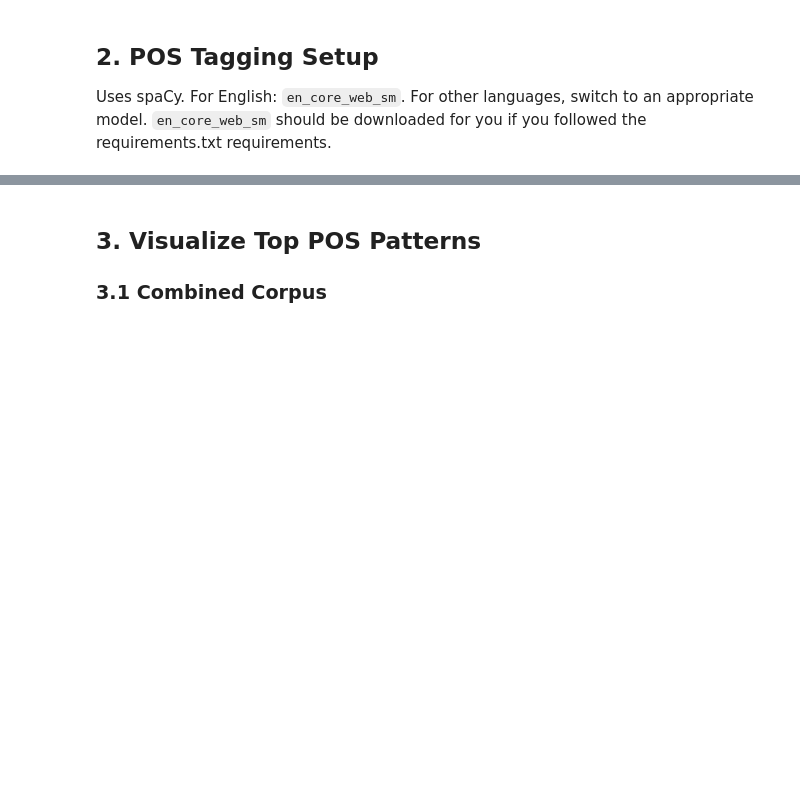
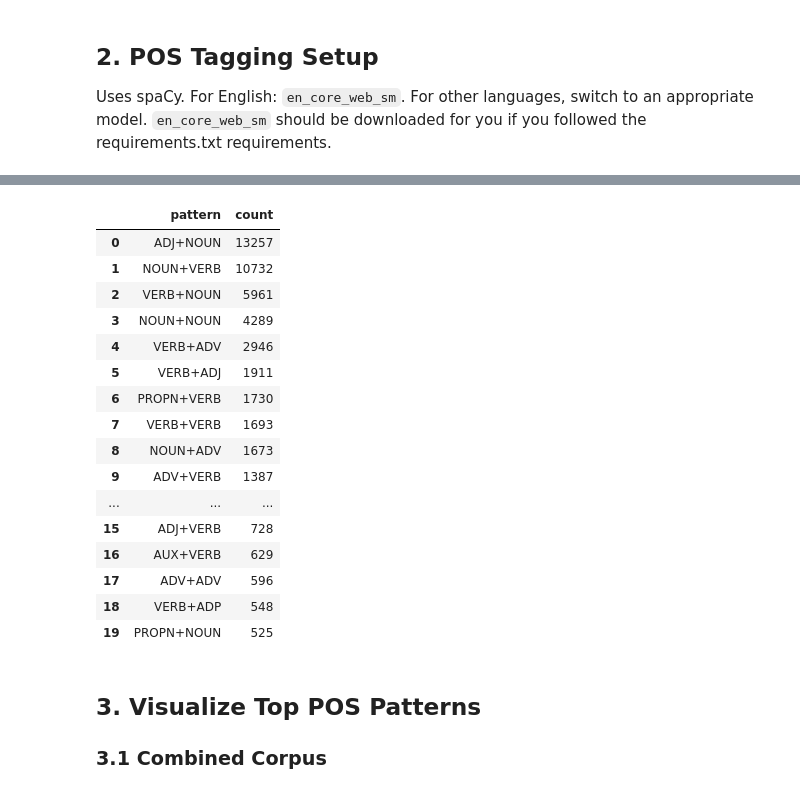
Before and after one commit to Team-DVA/applied-NLP-week2, a Jupyter notebook: notebooks/3_AppliedNLP_Session2_POS_Patterns.ipynb, the cells around one changed output, grey strips where cells are left out. Drawn from its saved outputs; the diff is of its cells as text; code cells hidden in the pictures; blank space fills up the shorter version.

```diff
--- a/notebooks/3_AppliedNLP_Session2_POS_Patterns.ipynb
+++ b/notebooks/3_AppliedNLP_Session2_POS_Patterns.ipynb
@@ -164,15 +164,20 @@ def normalize_text(t: str) -> str:
 
 text1 = normalize_text(load_text(CONFIG["book1_path"]))
 text2 = normalize_text(load_text(CONFIG["book2_path"]))
+text3 = normalize_text(load_text(CONFIG["book3_path"]))
 
 tokens1 = WORD_RE.findall(text1.lower())
 tokens2 = WORD_RE.findall(text2.lower())
+tokens3 = WORD_RE.findall(text3.lower())
 
 if CONFIG["use_stopwords"]:
     tokens1 = [t for t in tokens1 if t not in STOPWORDS]
     tokens2 = [t for t in tokens2 if t not in STOPWORDS]
+    tokens3 = [t for t in tokens3 if t not in STOPWORDS]
 
-tokens = tokens1 + tokens2
+tokens = tokens1 + tokens2 + tokens3
+
+len(tokens1), len(tokens2), len(tokens3), len(tokens)
 
 len(tokens1), len(tokens2), len(tokens)
 
@@ -186,23 +205,49 @@ import spacy
 # Change model as needed (e.g., 'de_core_news_sm', 'ru_core_news_sm')
 nlp = spacy.load("en_core_web_sm")
 
-def extract_pos_patterns(token_list, nlp_model):
-    """Extract POS bigram patterns from a list of tokens."""
-    doc = nlp_model(" ".join(token_list))
-    pairs = []
-    for i in range(len(doc)-1):
-        a, b = doc[i], doc[i+1]
-        if a.is_alpha and b.is_alpha:
-            pairs.append(f"{a.pos_}+{b.pos_}")
-    return Counter(pairs)
+def extract_pos_patterns(token_list, nlp_model, chunk_size=100000):
+    """
+    Extract POS bigram patterns from a list of tokens, processing in chunks
+    to avoid memory errors with long texts.
+    """
+
+    # We will collect all pairs in this one Counter
+    pairs_counter = Counter()
+
+    print(f"  > Analyzing {len(token_list):,} tokens in chunks...")
+
+    # Process the text in chunks of 100,000 tokens
+    for i in range(0, len(token_list), chunk_size):
+        chunk_tokens = token_list[i : i + chunk_size]
+
+        # Join *only* the small chunk into a string
+        text_chunk = " ".join(chunk_tokens)
+
+        # Process the chunk with spaCy
+        doc = nlp_model(text_chunk)
+
+        # Find the patterns in this chunk
+        pairs = []
+        for j in range(len(doc)-1):
+            a, b = doc[j], doc[j+1]
+            # Check for alpha and also ensure they are not stop words
+            # (this makes patterns like "ADJ+NOUN" more meaningful)
+            if a.is_alpha and not a.is_stop and b.is_alpha and not b.is_stop:
+                pairs.append(f"{a.pos_}+{b.pos_}")
+
+        # Add the patterns from this chunk to our main counter
+        pairs_counter.update(pairs)
+
+    print(f"  > Chunk analysis complete.")
+    return pairs_counter
 
 # Combined corpus POS patterns
 print("Analyzing combined corpus...")
 pat_counts_combined = extract_pos_patterns(tokens, nlp)
 pos_df_combined = (pd.DataFrame(pat_counts_combined.items(), columns=["pattern","count"])
-                   .sort_values("count", ascending=False)
-                   .head(CONFIG["top_k"])
-                   .reset_index(drop=True))
+                      .sort_values("count", ascending=False)
+                      .head(CONFIG["top_k"])
+                      .reset_index(drop=True))
 
 # Book 1 POS patterns
 print("Analyzing Book 1...")
@@ -220,7 +265,16 @@ pos_df_2 = (pd.DataFrame(pat_counts_2.items(), columns=["pattern","count"])
             .head(CONFIG["top_k"])
             .reset_index(drop=True))
 
+# Book 3 POS patterns
+print("Analyzing Book 3...")
+pat_counts_3 = extract_pos_patterns(tokens3, nlp)
+pos_df_3 = (pd.DataFrame(pat_counts_3.items(), columns=["pattern","count"])
+            .sort_values("count", ascending=False)
+            .head(CONFIG["top_k"])
+            .reset_index(drop=True))
+
 print("POS analysis complete\n")
 
 # Display combined patterns
 pos_df_combined
+# %% [output]
@@ -227,3 +294,20 @@ pos_df_combined
+|  | pattern | count |
+| 0 | ADJ+NOUN | 13257 |
+| 1 | NOUN+VERB | 10732 |
+| 2 | VERB+NOUN | 5961 |
+| 3 | NOUN+NOUN | 4289 |
+| 4 | VERB+ADV | 2946 |
+| 5 | VERB+ADJ | 1911 |
+| 6 | PROPN+VERB | 1730 |
+| 7 | VERB+VERB | 1693 |
+| 8 | NOUN+ADV | 1673 |
+| 9 | ADV+VERB | 1387 |
+| ... | ... | ... |
+| 15 | ADJ+VERB | 728 |
+| 16 | AUX+VERB | 629 |
+| 17 | ADV+ADV | 596 |
+| 18 | VERB+ADP | 548 |
+| 19 | PROPN+NOUN | 525 |
 # %% [markdown]
 ## 3. Visualize Top POS Patterns
 
```
Also changed, not shown: parts of 4 cells of this notebook, 5 other files.
